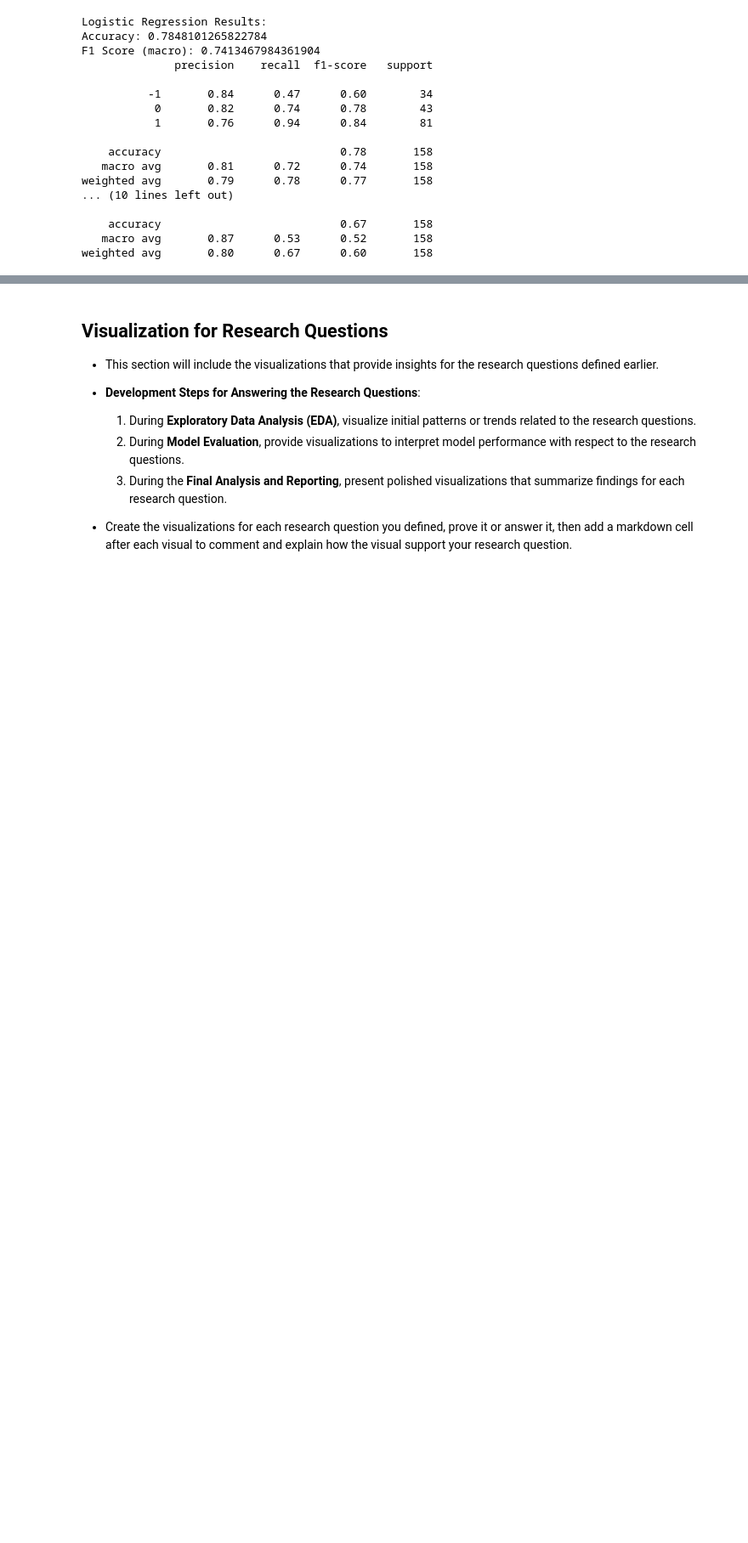
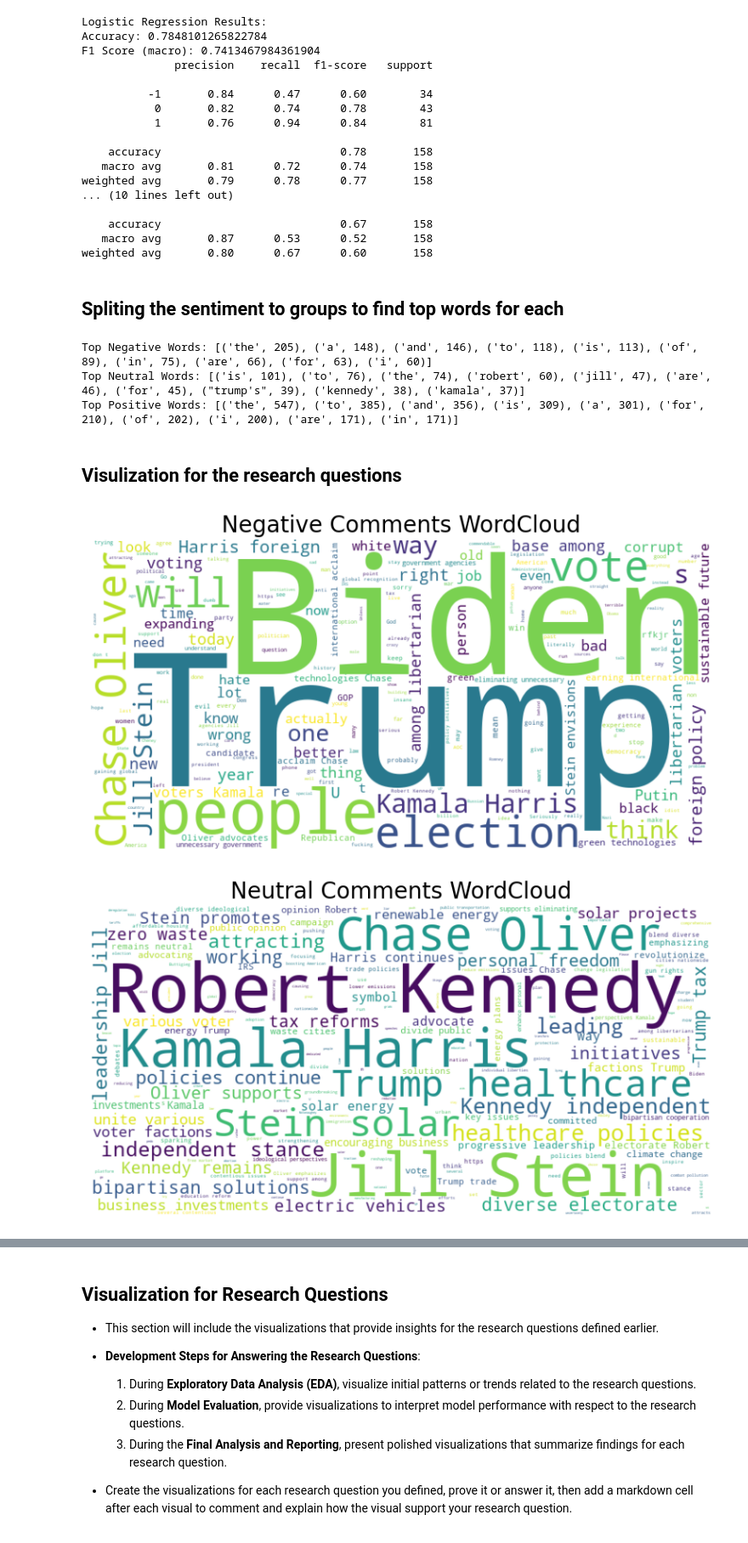
Before and after one commit to Cookieking2490/Data-science-project, a Jupyter notebook: KH5004CMD-project_notebook_template.ipynb, the cells around one changed output, grey strips where cells are left out. Shown at 85% size. Saved outputs shown, nothing was run; the diff lists cells and outputs as text; code cells hidden in the pictures; blank space fills up the shorter version.

Commit message:
one more research question

```diff
--- a/KH5004CMD-project_notebook_template.ipynb
+++ b/KH5004CMD-project_notebook_template.ipynb
@@ -659,3 +659,57 @@ weighted avg       0.79      0.78      0.77       158
     accuracy                           0.67       158
    macro avg       0.87      0.53      0.52       158
 weighted avg       0.80      0.67      0.60       158
+# %% [markdown]
+## Spliting the sentiment to groups to find top words for each
+# %%
+import pandas as pd
+from collections import Counter
+import matplotlib.pyplot as plt
+from wordcloud import WordCloud
+
+df = pd.read_csv("C:\\Users\\Dell\\Desktop\\Data science stuff\\Project Data\\Datasets\\election data\\train.csv")
+
+
+# Separate comments of each sentimental group
+neg_comments = df[df['sentiment'] == -1]['Comment']
+neu_comments = df[df['sentiment'] == 0]['Comment']
+pos_comments = df[df['sentiment'] == 1]['Comment']
+
+# Function to get top words
+def get_top_words(comments, n=10):
+    words = " ".join(comments).lower().split()
+    word_counts = Counter(words)
+    return word_counts.most_common(n)
+
+# get top 10
+top_neg = get_top_words(neg_comments)
+top_neu = get_top_words(neu_comments)
+top_pos = get_top_words(pos_comments)
+
+print("Top Negative Words:", top_neg)
+print("Top Neutral Words:", top_neu)
+print("Top Positive Words:", top_pos)
+# %% [output]
+Top Negative Words: [('the', 205), ('a', 148), ('and', 146), ('to', 118), ('is', 113), ('of', 89), ('in', 75), ('are', 66), ('for', 63), ('i', 60)]
+Top Neutral Words: [('is', 101), ('to', 76), ('the', 74), ('robert', 60), ('jill', 47), ('are', 46), ('for', 45), ("trump's", 39), ('kennedy', 38), ('kamala', 37)]
+Top Positive Words: [('the', 547), ('to', 385), ('and', 356), ('is', 309), ('a', 301), ('for', 210), ('of', 202), ('i', 200), ('are', 171), ('in', 171)]
+# %% [markdown]
+## Visulization for the research questions
+# %%
+# Wordcloud function
+def generate_wordcloud(comments, title):
+    text = " ".join(comments)
+    wc = WordCloud(width=800, height=400, background_color='white').generate(text)
+    plt.figure(figsize=(10,5))
+    plt.imshow(wc, interpolation='bilinear')
+    plt.axis('off')
+    plt.title(title, fontsize=20)
+    plt.show()
+
+# Generate a cloud Graph for each sentiment group
+generate_wordcloud(neg_comments, "Negative Comments WordCloud")
+generate_wordcloud(neu_comments, "Neutral Comments WordCloud")
+generate_wordcloud(pos_comments, "Positive Comments WordCloud")
+# %% [output]
+[figure, added]
+[figure, added]
```
Also changed, not shown: parts of 4 cells of this notebook.
